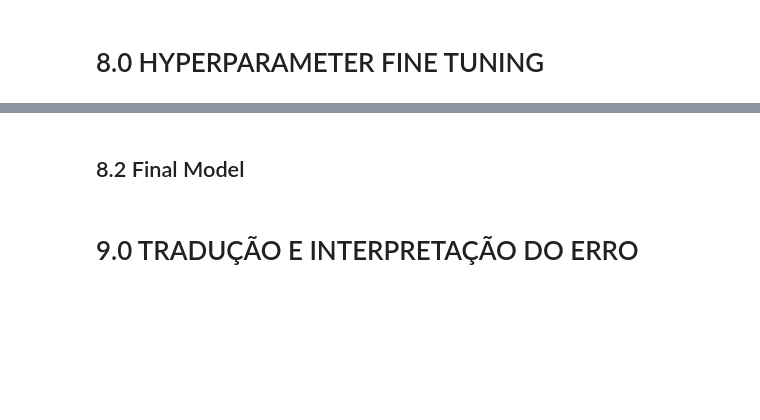
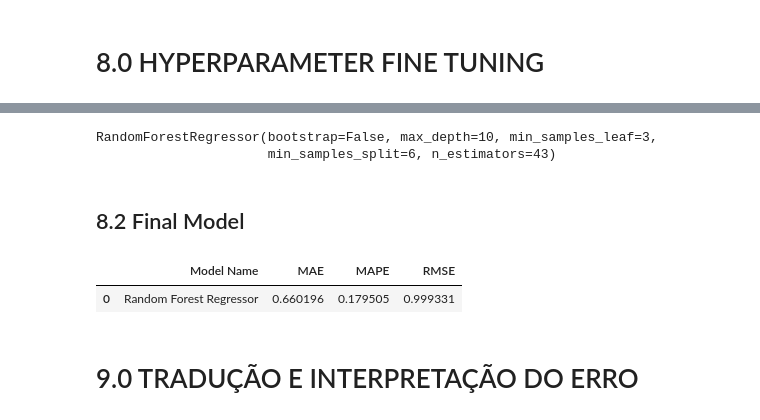
Before and after one commit to marcusbraggion/previsao_vendas, a Jupyter notebook: notebooks/Walmart-Sales-Store-Forecasting_v6_final.ipynb, the cells around one changed output, grey strips where cells are left out. Drawn from its saved outputs; the diff is of its cells as text; code cells hidden in the pictures; blank space fills up the shorter version.

```diff
--- a/notebooks/Walmart-Sales-Store-Forecasting_v6_final.ipynb
+++ b/notebooks/Walmart-Sales-Store-Forecasting_v6_final.ipynb
@@ -908,8 +930,28 @@ Fitting 5 folds for each of 100 candidates, totalling 500 fits
 # %%
-#get the best parameters to our model
-rf_random_cv.best_estimator_
+#rf_random_result.best_estimator_
+# %% [output]
+RandomForestRegressor(bootstrap=False, max_depth=10, min_samples_leaf=3,
+                      min_samples_split=6, n_estimators=43)
 # %% [markdown]
 ## 8.2 Final Model
+# %%
+# tuned with grid search
+rf_tuned = RandomForestRegressor(bootstrap= True,
+                                 max_depth = 10,
+                                 max_features = 'auto',
+                                 min_samples_leaf = 3,
+                                 min_samples_split = 2,
+                                 n_estimators = 10,
+                                 random_state=42,
+                                 n_jobs=-1).fit(X_train, y_train)
+
+yhat_rf_tuned = rf_tuned.predict( X_test )
+
+rf_tuned_result = ml_error( 'Random Forest Regressor', y_test , yhat_rf_tuned  )
+rf_tuned_result
+# %% [output]
+|  | Model Name | MAE | MAPE | RMSE |
+| 0 | Random Forest Regressor | 0.660196 | 0.179505 | 0.999331 |
 # %% [markdown]
 # 9.0 TRADUÇÃO E INTERPRETAÇÃO DO ERRO
 # %%
```
Also changed, not shown: parts of 21 cells of this notebook.
